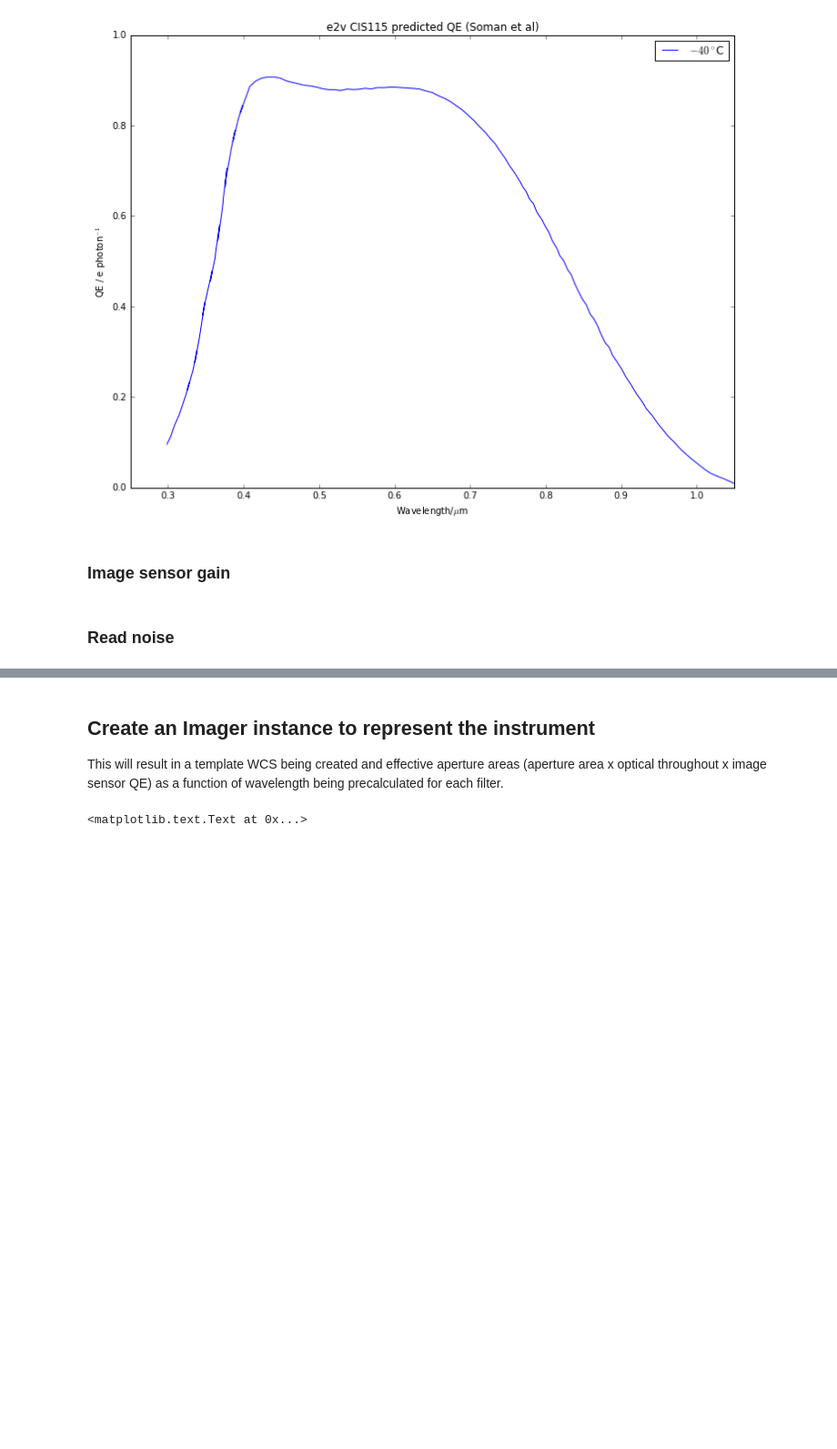
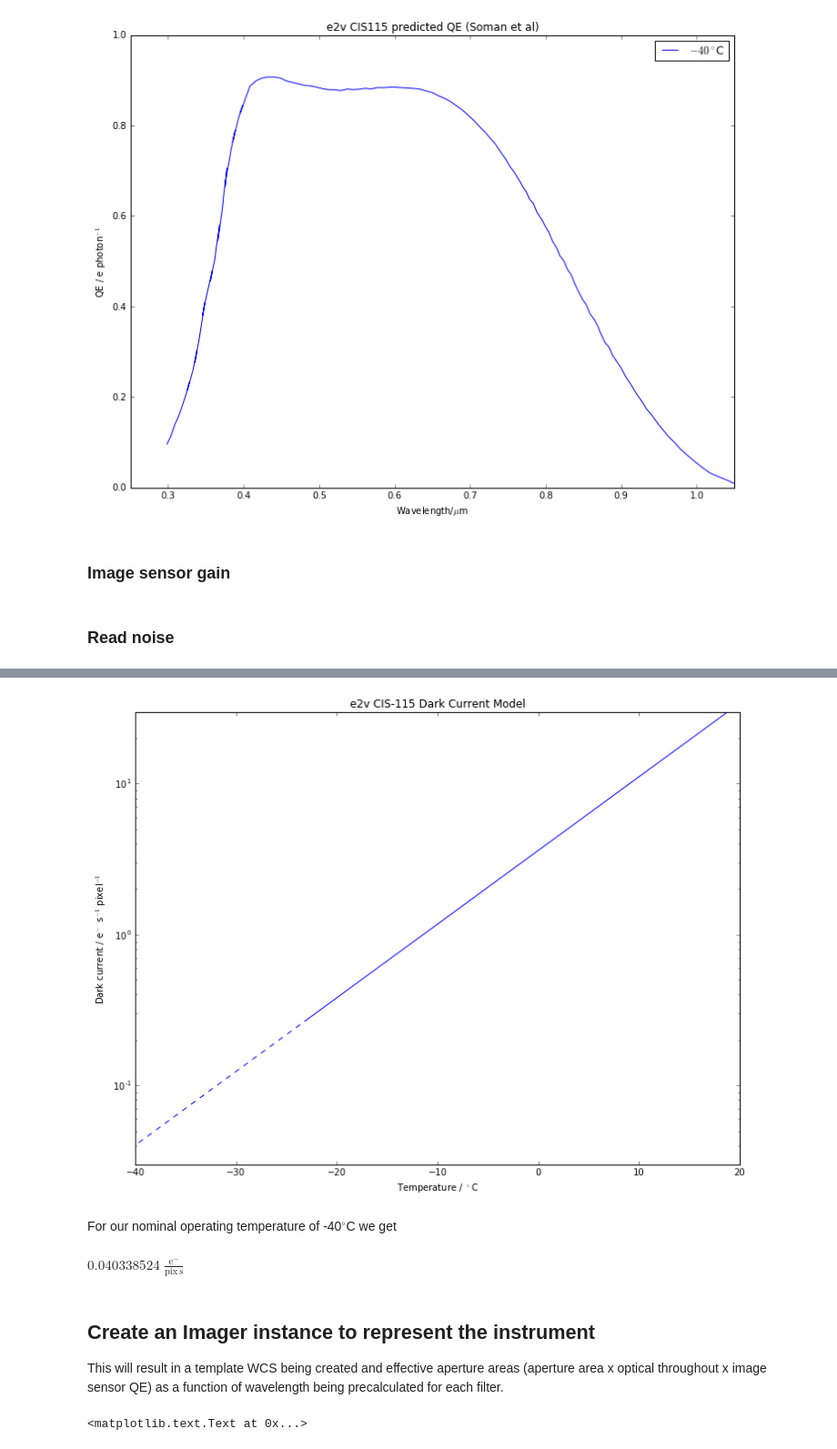
Before and after one commit to AnthonyHorton/astroimsim, a Jupyter notebook: Australian Space Eye.ipynb, the cells around one changed output, grey strips where cells are left out. Shown at 91% size. Saved outputs shown, nothing was run; the diff lists cells and outputs as text; code cells hidden in the pictures; blank space fills up the shorter version.

Commit message:
Adding dark current

```diff
--- a/Australian Space Eye.ipynb
+++ b/Australian Space Eye.ipynb
@@ -157,3 +163,26 @@ read_noise = 4.0 * u.electron
+# %%
+Ts = np.arange(250,301,10) * u.Kelvin
+Ts2 = np.arange(230,251,10) * u.Kelvin
+DSs = 10**(0.0488 * Ts.value - 12.772) * u.electron * u.second**-1 * u.pixel**-1
+DSs2 = 10**(0.0488 * Ts2.value - 12.772) * u.electron * u.second**-1 * u.pixel**-1
+plt.semilogy(Ts.to(u.deg_C, equivalencies=u.temperature()), DSs)
+plt.semilogy(Ts2.to(u.deg_C, equivalencies=u.temperature()), DSs2, 'b--')
+plt.xlim(-40,20)
+plt.ylim(0.03,30)
+plt.xlabel('Temperature / $^\circ$C')
+plt.ylabel('Dark current / e$^-$ s$^{-1}$ pixel$^{-1}$')
+plt.title('e2v CIS-115 Dark Current Model')
+plt.savefig('CIS115DC.png')
+# %% [output]
+[figure, added]
+# %% [markdown]
+For our nominal operating temperature of -40$^\circ$C we get
+# %%
+T = (-40 * u.deg_C).to(u.K, equivalencies=u.temperature())
+dark_current = 10**(0.0488 * T.value - 12.772) * u.electron * u.second**-1 * u.pixel**-1
+dark_current
+# %% [output]
+$0.040338524 \; \mathrm{\frac{e^{-}}{pix\,s}}$
 # %% [markdown]
 ## Create an Imager instance to represent the instrument
 
```
Also changed, not shown: parts of 13 cells of this notebook, 1 other file.
